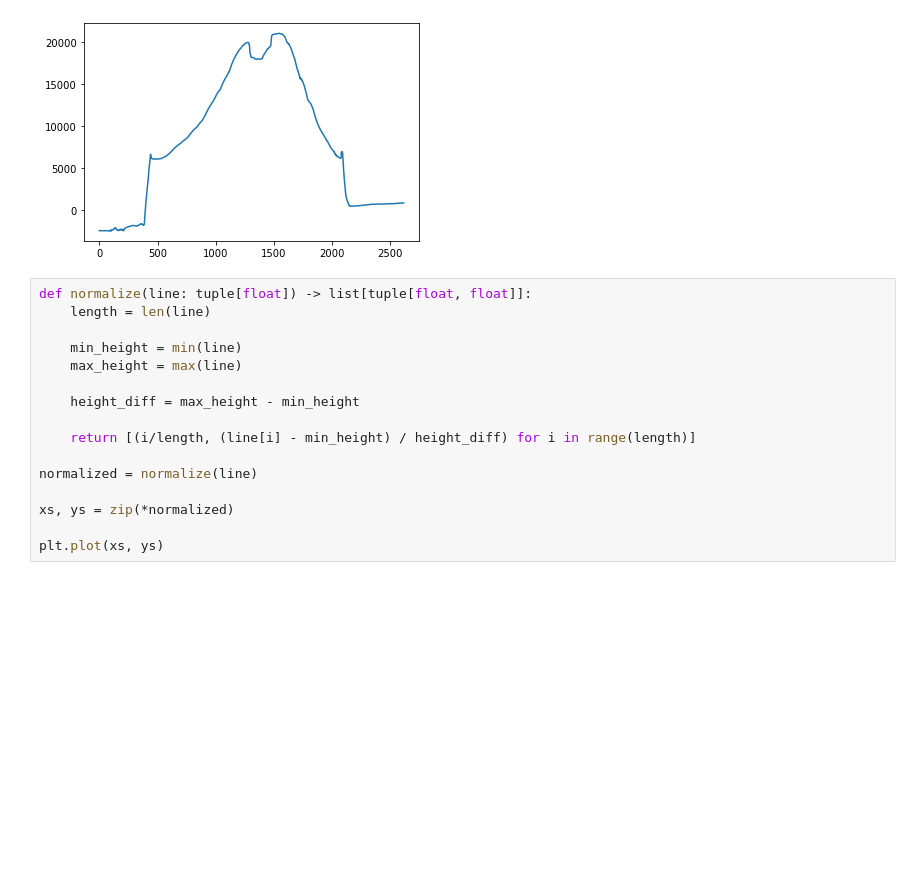
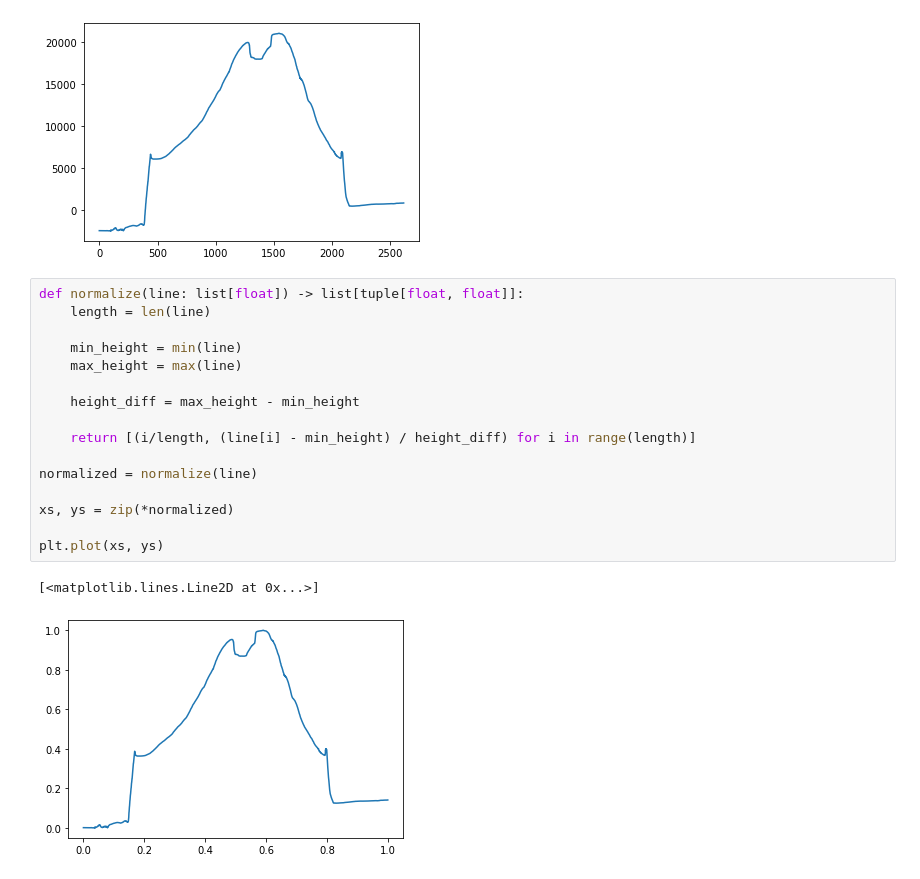
Before and after one commit to pydlv/mars, a Jupyter notebook: mars.ipynb, the cells around one changed output. Drawn from its saved outputs; the diff is of its cells as text; blank space fills up the shorter version.

```diff
--- a/mars.ipynb
+++ b/mars.ipynb
@@ -135,19 +135,22 @@ plt.plot(line)
 [<matplotlib.lines.Line2D at 0x...>]
 [figure]
 # %%
-def normalize(line: tuple[float]) -> list[tuple[float, float]]:
+def normalize(line: list[float]) -> list[tuple[float, float]]:
     length = len(line)
 
     min_height = min(line)
     max_height = max(line)
 
     height_diff = max_height - min_height
 
     return [(i/length, (line[i] - min_height) / height_diff) for i in range(length)]
 
 normalized = normalize(line)
 
 xs, ys = zip(*normalized)
 
 plt.plot(xs, ys)
+# %% [output]
+[<matplotlib.lines.Line2D at 0x...>]
+[figure, added]
 # %%
```
Also changed, not shown: parts of 2 cells of this notebook.
